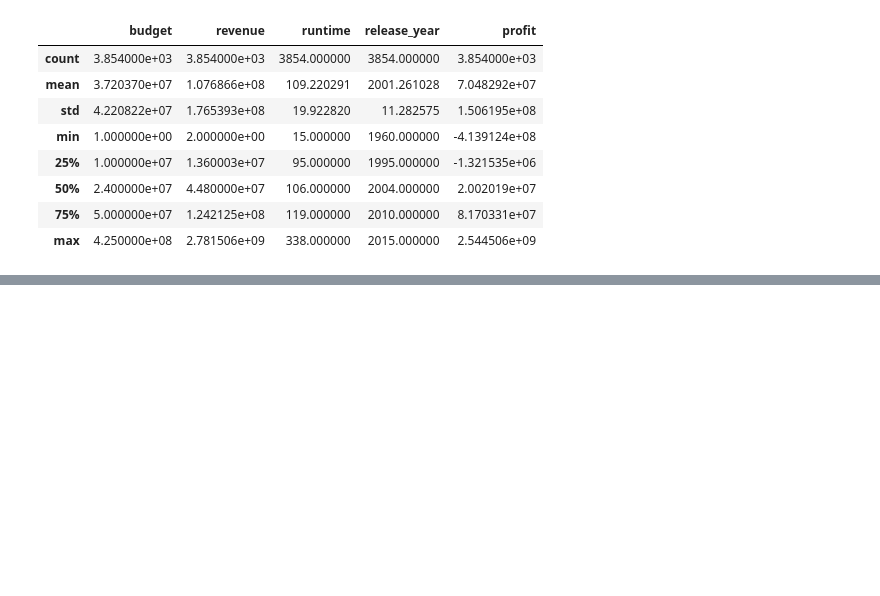
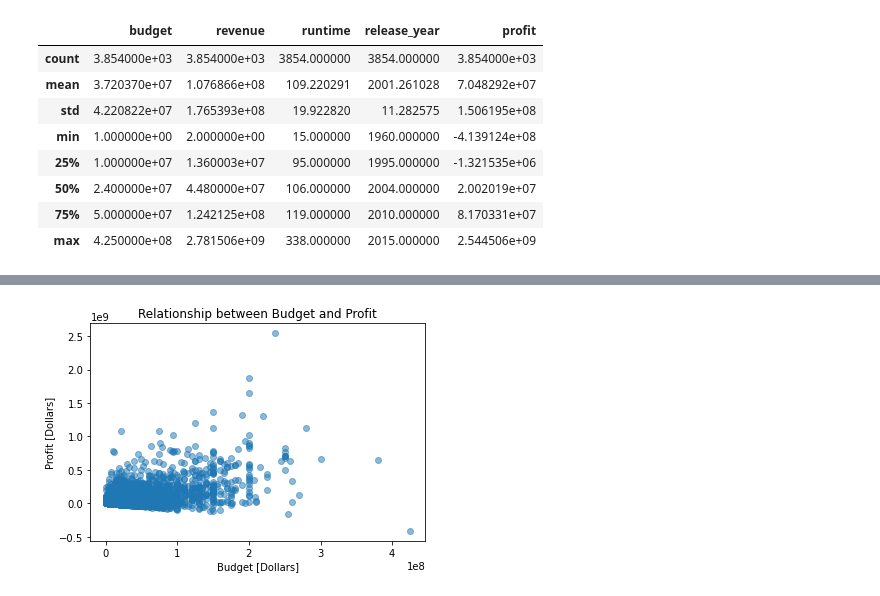
Before and after one commit to Okea99/DA-Udacity-Investigating-a-dataset, a Jupyter notebook: Investigating the TMDB Movie Dataset.ipynb, the cells around one changed output, grey strips where cells are left out. Saved outputs shown, nothing was run; the diff lists cells and outputs as text; code cells hidden in the pictures; blank space fills up the shorter version.

```diff
--- a/Investigating the TMDB Movie Dataset.ipynb
+++ b/Investigating the TMDB Movie Dataset.ipynb
@@ -285,0 +295,9 @@ call(['python', '-m', 'nbconvert', 'Investigate_a_Dataset.ipynb'])
+# %%
+# Relationship between Budget and Profit
+plt.xlabel('Budget [Dollars]')   # x-axis
+plt.ylabel('Profit [Dollars]')    # y-axis
+plt.title('Relationship between Budget and Profit')    # Title of plot
+plt.scatter(df_tmdb['budget'], df_tmdb['profit'], alpha=0.5)
+plt.show();
+# %% [output]
+[figure, added]
```
Also changed, not shown: parts of 46 cells of this notebook.
